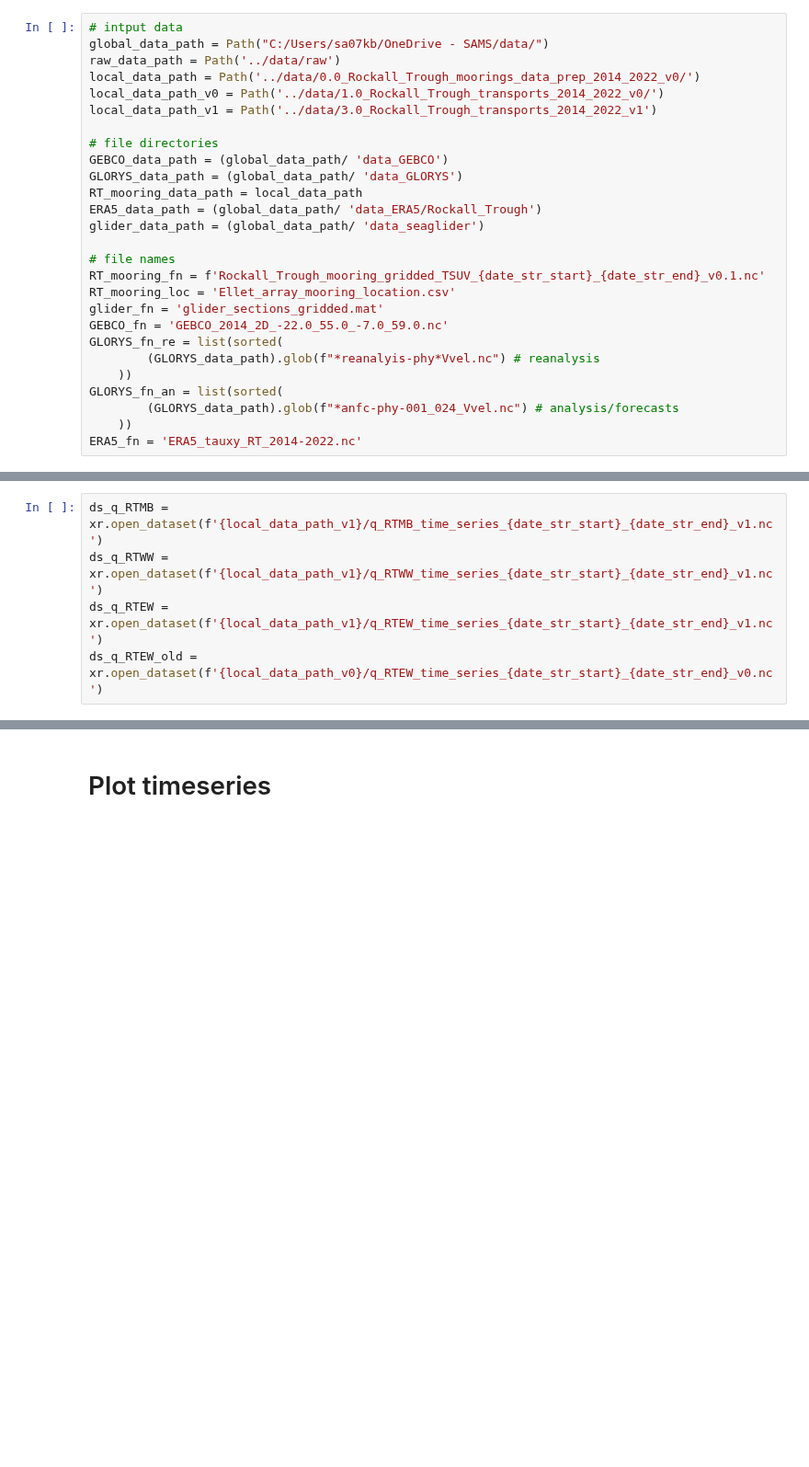
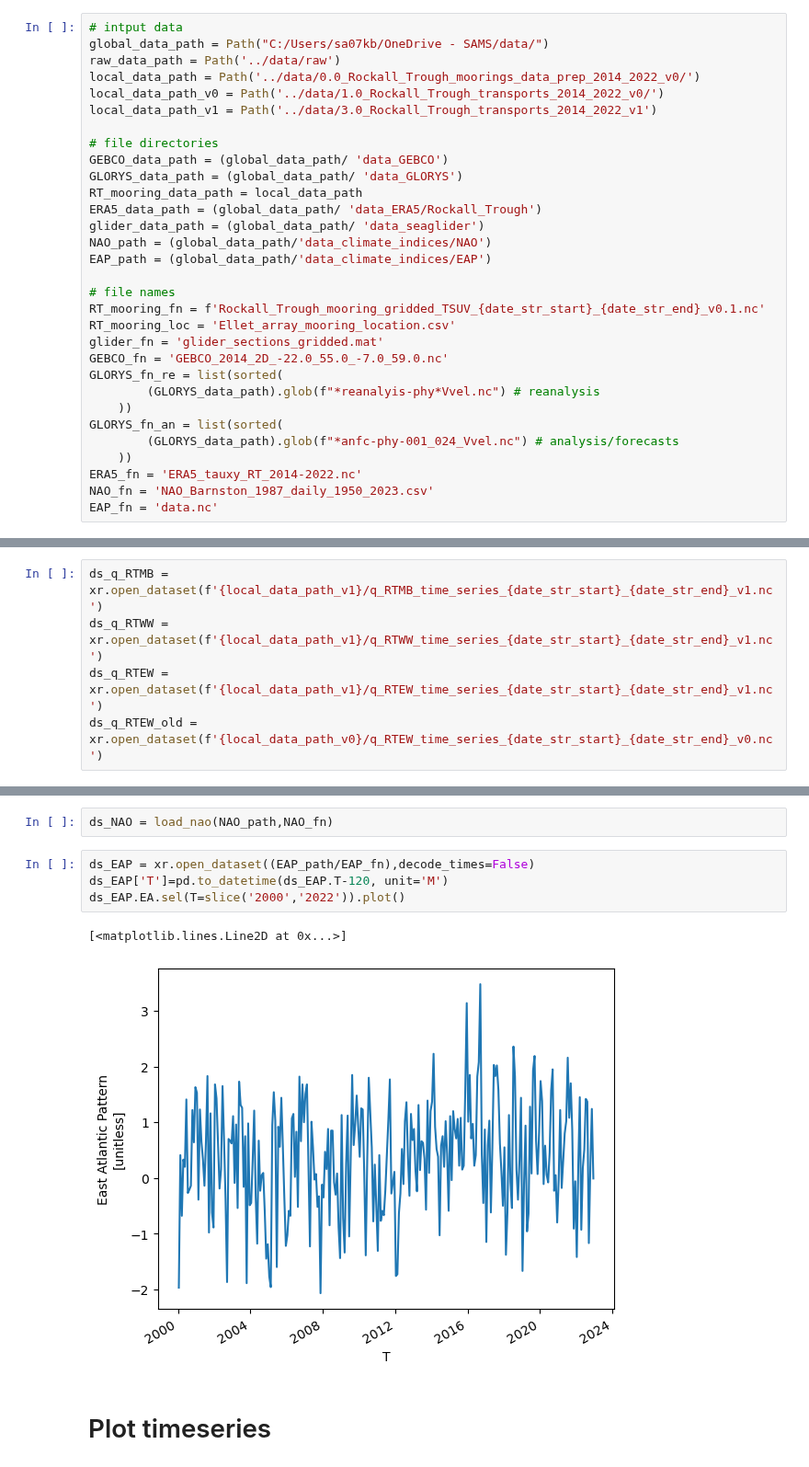
Before and after one commit to ScotMarPhys/Rockall_Trough_Transports, a Jupyter notebook: notebooks/3.1_Rockall_Trough_plot_results.ipynb, the cells around one changed output, grey strips where cells are left out. Shown at 92% size. Saved outputs shown, nothing was run; the diff lists cells and outputs as text; blank space fills up the shorter version.

```diff
--- a/notebooks/3.1_Rockall_Trough_plot_results.ipynb
+++ b/notebooks/3.1_Rockall_Trough_plot_results.ipynb
@@ -52,6 +52,8 @@ GLORYS_data_path = (global_data_path/ 'data_GLORYS')
 RT_mooring_data_path = local_data_path
 ERA5_data_path = (global_data_path/ 'data_ERA5/Rockall_Trough')
 glider_data_path = (global_data_path/ 'data_seaglider')
+NAO_path = (global_data_path/'data_climate_indices/NAO')
+EAP_path = (global_data_path/'data_climate_indices/EAP')
 
 # file names
 RT_mooring_fn = f'Rockall_Trough_mooring_gridded_TSUV_{date_str_start}_{date_str_end}_v0.1.nc'
@@ -65,6 +67,8 @@ GLORYS_fn_an = list(sorted(
         (GLORYS_data_path).glob(f"*anfc-phy-001_024_Vvel.nc") # analysis/forecasts
     ))
 ERA5_fn = 'ERA5_tauxy_RT_2014-2022.nc'
+NAO_fn = 'NAO_Barnston_1987_daily_1950_2023.csv'
+EAP_fn = 'data.nc'
 # %% [markdown]
 ## Load Data and prepare for calculations
 # %%
@@ -120,3 +138,12 @@ ds_q_RTEW_old = xr.open_dataset(f'{local_data_path_v0}/q_RTEW_time_series_{date_
+# %%
+ds_NAO = load_nao(NAO_path,NAO_fn)
+# %%
+ds_EAP = xr.open_dataset((EAP_path/EAP_fn),decode_times=False)
+ds_EAP['T']=pd.to_datetime(ds_EAP.T-120, unit='M')
+ds_EAP.EA.sel(T=slice('2000','2022')).plot()
+# %% [output]
+[<matplotlib.lines.Line2D at 0x...>]
+[figure, added]
 # %% [markdown]
 # Plot timeseries
 # %%
```
Also changed, not shown: parts of 15 cells of this notebook, 10 other files.
